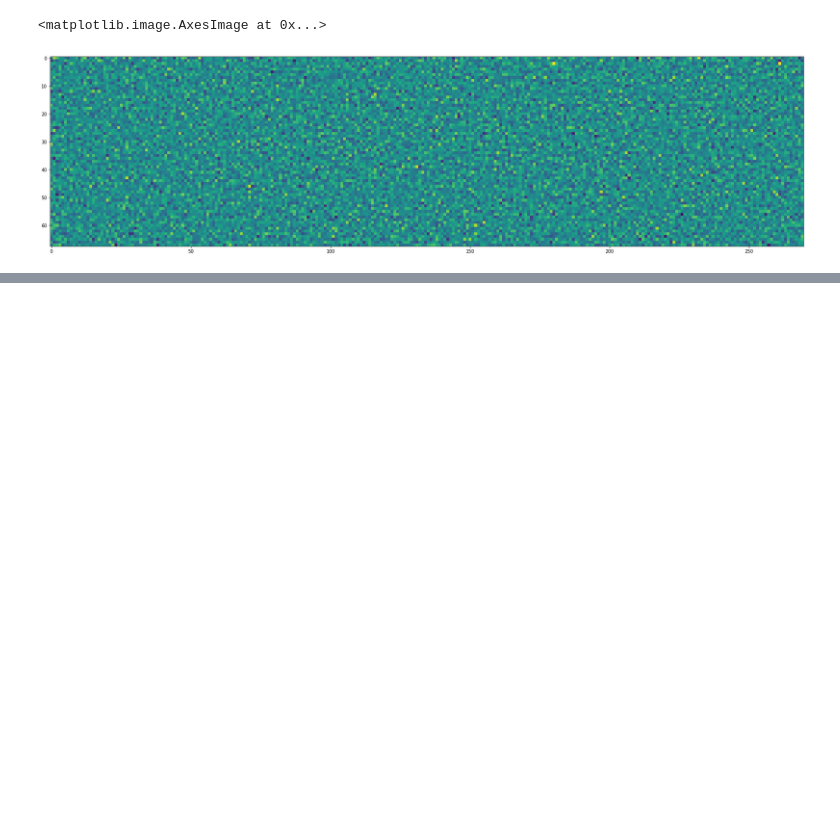
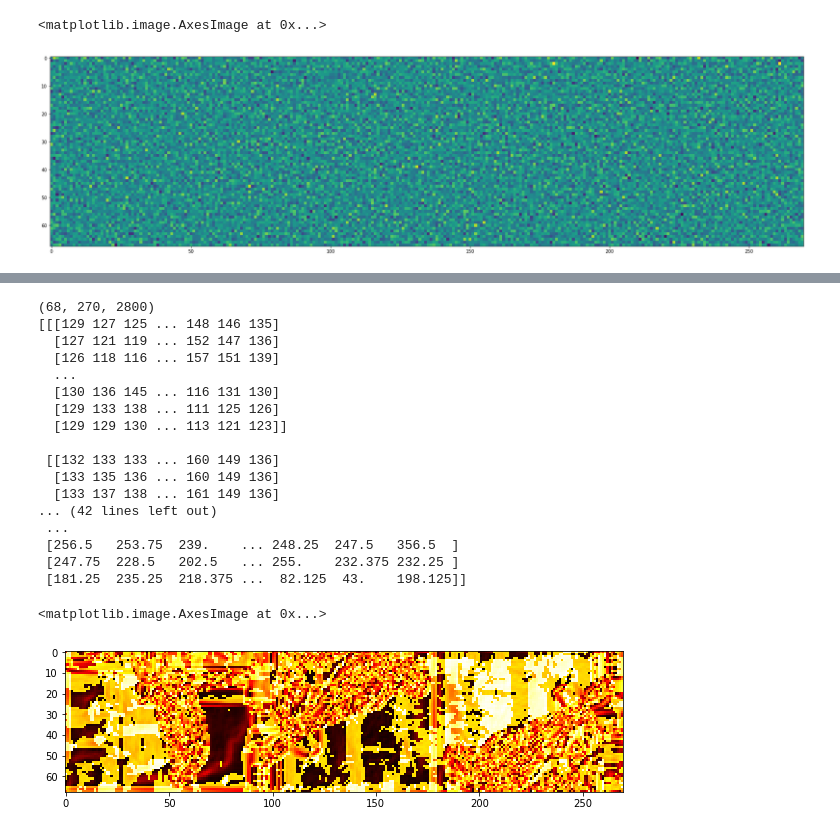
Before and after one commit to MouseLand/EnsemblePursuit, a Jupyter notebook: STA.ipynb, the cells around one changed output, grey strips where cells are left out. Drawn from its saved outputs; the diff is of its cells as text; code cells hidden in the pictures; blank space fills up the shorter version.

```diff
--- a/STA.ipynb
+++ b/STA.ipynb
@@ -127,0 +162,34 @@ torch.Size([18360, 1])
+# %%
+from scipy import ndimage
+import matplotlib.pyplot as plt
+images_=sio.loadmat('/home/maria/Documents/EnsemblePursuit/data/images_natimg2800_all.mat')['imgs']
+print(images_.shape)
+print(images)
+images_=images_.transpose((2,0,1))
+sx = ndimage.sobel(images_[0,:,:], axis=0, mode='constant')
+sy = ndimage.sobel(images_[0,:,:], axis=1, mode='constant')
+sob = np.array(np.hypot(sx, sy)).astype('float')
+print(sob.shape)
+matplotlib.rcParams['figure.figsize'] = [10, 10]
+print(sob)
+plt.imshow(sob,cmap='hot',interpolation='nearest')
+# %% [output]
+(68, 270, 2800)
+[[[129 127 125 ... 148 146 135]
+  [127 121 119 ... 152 147 136]
+  [126 118 116 ... 157 151 139]
+  ...
+  [130 136 145 ... 116 131 130]
+  [129 133 138 ... 111 125 126]
+  [129 129 130 ... 113 121 123]]
+
+ [[132 133 133 ... 160 149 136]
+  [133 135 136 ... 160 149 136]
+  [133 137 138 ... 161 149 136]
+... (42 lines left out)
+ ...
+ [256.5   253.75  239.    ... 248.25  247.5   356.5  ]
+ [247.75  228.5   202.5   ... 255.    232.375 232.25 ]
+ [181.25  235.25  218.375 ...  82.125  43.    198.125]]
+<matplotlib.image.AxesImage at 0x...>
+[figure, added]
```
Also changed, not shown: parts of 7 cells of this notebook, 1 other file.
